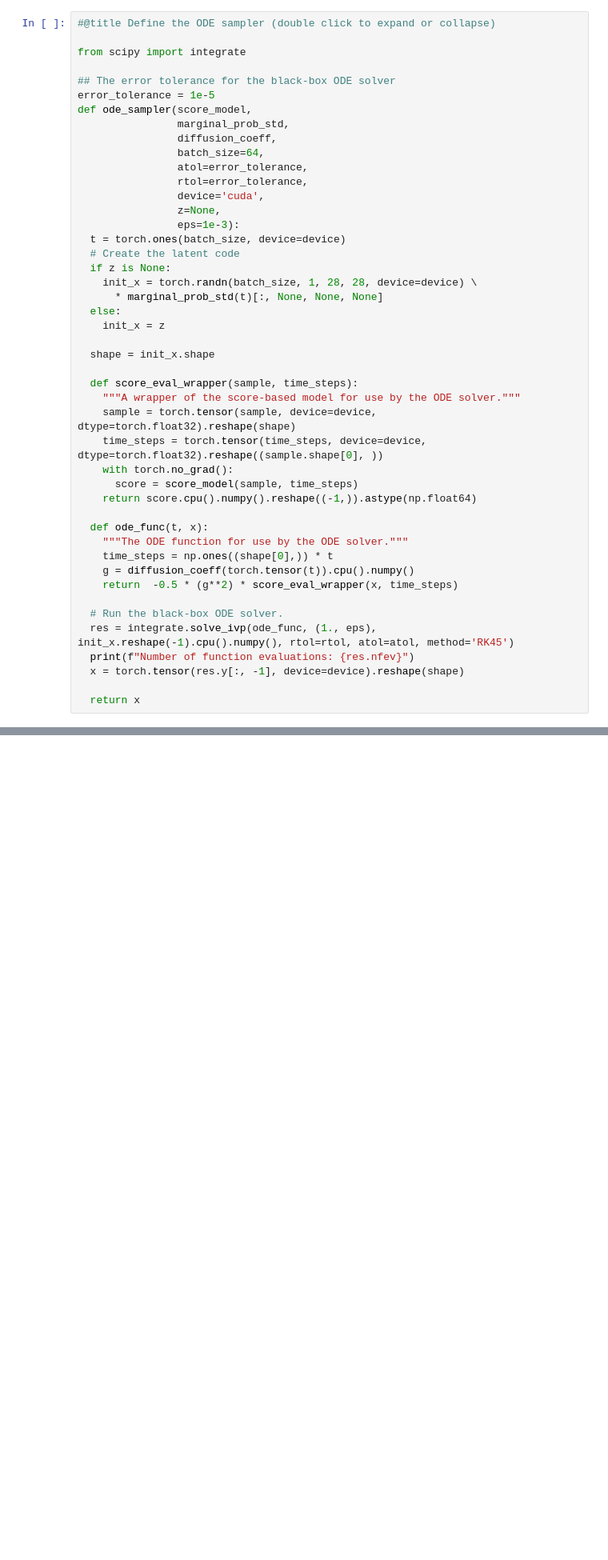
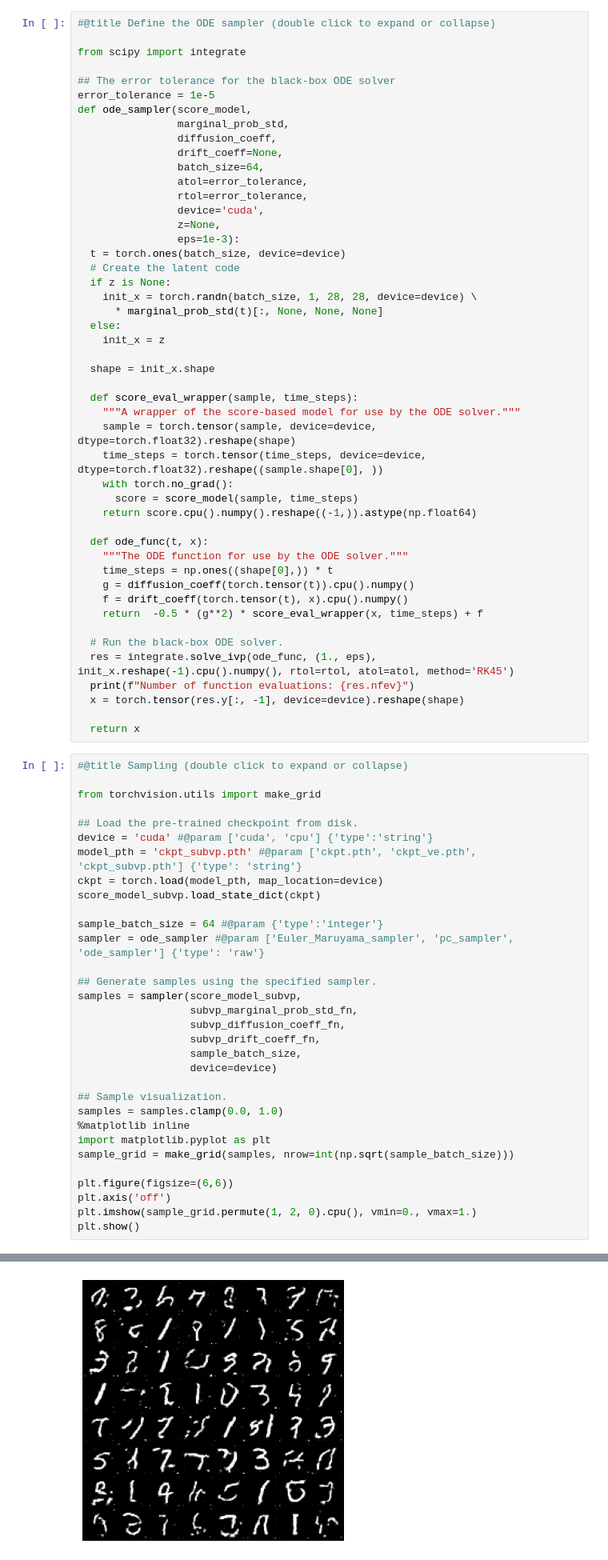
Before and after one commit to snigdhasaha7/diffusion-for-photoacoustic, a Jupyter notebook: CS101TrainingSelfImplementation.ipynb, the cells around one changed output, grey strips where cells are left out. Shown: that part at 80% size. Saved outputs shown, nothing was run; the diff lists cells and outputs as text; blank space fills up the shorter version.

```diff
--- a/CS101TrainingSelfImplementation.ipynb
+++ b/CS101TrainingSelfImplementation.ipynb
@@ -385,6 +483,7 @@ error_tolerance = 1e-5
 def ode_sampler(score_model,
                 marginal_prob_std,
                 diffusion_coeff,
+                drift_coeff=None,
                 batch_size=64,
                 atol=error_tolerance,
                 rtol=error_tolerance,
@@ -413,7 +512,8 @@ def ode_sampler(score_model,
     """The ODE function for use by the ODE solver."""
     time_steps = np.ones((shape[0],)) * t
     g = diffusion_coeff(torch.tensor(t)).cpu().numpy()
-    return  -0.5 * (g**2) * score_eval_wrapper(x, time_steps)
+    f = drift_coeff(torch.tensor(t), x).cpu().numpy()
+    return  -0.5 * (g**2) * score_eval_wrapper(x, time_steps) + f
 
   # Run the black-box ODE solver.
   res = integrate.solve_ivp(ode_func, (1., eps), init_x.reshape(-1).cpu().numpy(), rtol=rtol, atol=atol, method='RK45')
@@ -421,3 +521,36 @@ def ode_sampler(score_model,
   x = torch.tensor(res.y[:, -1], device=device).reshape(shape)
 
   return x
+# %%
+#@title Sampling (double click to expand or collapse)
+
+from torchvision.utils import make_grid
+
+## Load the pre-trained checkpoint from disk.
+device = 'cuda' #@param ['cuda', 'cpu'] {'type':'string'}
+model_pth = 'ckpt_subvp.pth' #@param ['ckpt.pth', 'ckpt_ve.pth', 'ckpt_subvp.pth'] {'type': 'string'}
+ckpt = torch.load(model_pth, map_location=device)
+score_model_subvp.load_state_dict(ckpt)
+
+sample_batch_size = 64 #@param {'type':'integer'}
+sampler = ode_sampler #@param ['Euler_Maruyama_sampler', 'pc_sampler', 'ode_sampler'] {'type': 'raw'}
+
+## Generate samples using the specified sampler.
+samples = sampler(score_model_subvp,
+                  subvp_marginal_prob_std_fn,
+                  subvp_diffusion_coeff_fn,
+                  subvp_drift_coeff_fn,
+                  sample_batch_size,
+                  device=device)
+
+## Sample visualization.
+samples = samples.clamp(0.0, 1.0)
+%matplotlib inline
+import matplotlib.pyplot as plt
+sample_grid = make_grid(samples, nrow=int(np.sqrt(sample_batch_size)))
+
+plt.figure(figsize=(6,6))
+plt.axis('off')
+plt.imshow(sample_grid.permute(1, 2, 0).cpu(), vmin=0., vmax=1.)
+plt.show()
+# %% [output]
@@ -424,3 +558,4 @@ def ode_sampler(score_model,
+[figure, added]
 # %%
 #@title Sampling (double click to expand or collapse)
 
```
Also changed, not shown: parts of 22 cells of this notebook.
